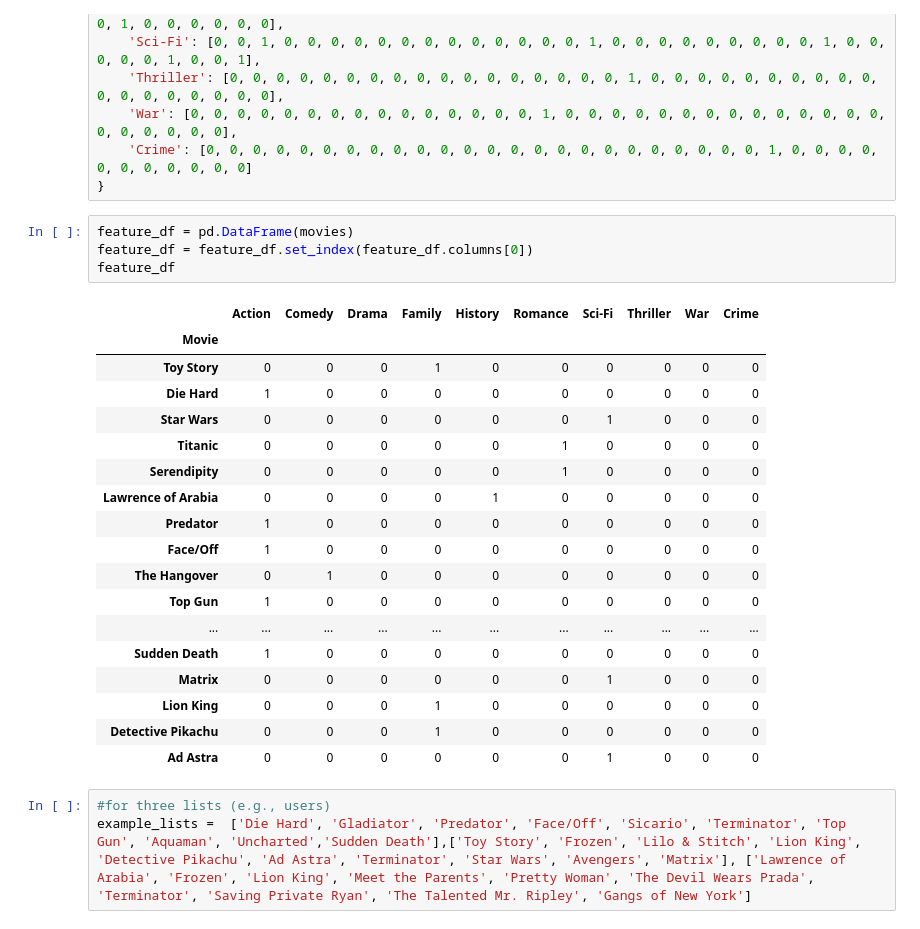
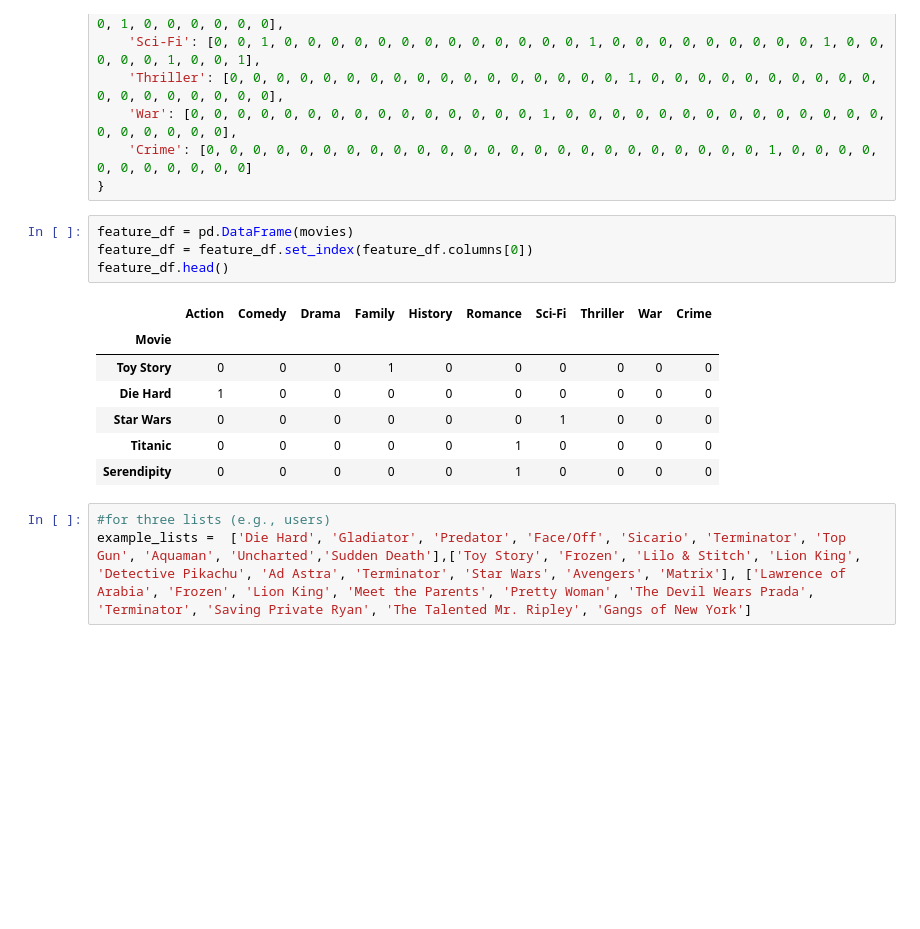
Before and after one commit to JeltevanBoheemen/INFOMPPM, a Jupyter notebook: Week 03/02-intra-list-similarity.ipynb, the cells around one changed output. Drawn from its saved outputs; the diff is of its cells as text; blank space fills up the shorter version.

```diff
--- a/Week 03/02-intra-list-similarity.ipynb
+++ b/Week 03/02-intra-list-similarity.ipynb
@@ -152,26 +150,15 @@ movies = {
 # %%
 feature_df = pd.DataFrame(movies)
 feature_df = feature_df.set_index(feature_df.columns[0])
-feature_df
+feature_df.head()
 # %% [output]
 |  | Action | Comedy | Drama | Family | History | Romance | Sci-Fi | Thriller | War | Crime |
 | Movie |  |  |  |  |  |  |  |  |  |  |
 | Toy Story | 0 | 0 | 0 | 1 | 0 | 0 | 0 | 0 | 0 | 0 |
 | Die Hard | 1 | 0 | 0 | 0 | 0 | 0 | 0 | 0 | 0 | 0 |
 | Star Wars | 0 | 0 | 0 | 0 | 0 | 0 | 1 | 0 | 0 | 0 |
 | Titanic | 0 | 0 | 0 | 0 | 0 | 1 | 0 | 0 | 0 | 0 |
 | Serendipity | 0 | 0 | 0 | 0 | 0 | 1 | 0 | 0 | 0 | 0 |
-| Lawrence of Arabia | 0 | 0 | 0 | 0 | 1 | 0 | 0 | 0 | 0 | 0 |
-| Predator | 1 | 0 | 0 | 0 | 0 | 0 | 0 | 0 | 0 | 0 |
-| Face/Off | 1 | 0 | 0 | 0 | 0 | 0 | 0 | 0 | 0 | 0 |
-| The Hangover | 0 | 1 | 0 | 0 | 0 | 0 | 0 | 0 | 0 | 0 |
-| Top Gun | 1 | 0 | 0 | 0 | 0 | 0 | 0 | 0 | 0 | 0 |
-| ... | ... | ... | ... | ... | ... | ... | ... | ... | ... | ... |
-| Sudden Death | 1 | 0 | 0 | 0 | 0 | 0 | 0 | 0 | 0 | 0 |
-| Matrix | 0 | 0 | 0 | 0 | 0 | 0 | 1 | 0 | 0 | 0 |
-| Lion King | 0 | 0 | 0 | 1 | 0 | 0 | 0 | 0 | 0 | 0 |
-| Detective Pikachu | 0 | 0 | 0 | 1 | 0 | 0 | 0 | 0 | 0 | 0 |
-| Ad Astra | 0 | 0 | 0 | 0 | 0 | 0 | 1 | 0 | 0 | 0 |
 # %%
 #for three lists (e.g., users)
 example_lists =  ['Die Hard', 'Gladiator', 'Predator', 'Face/Off', 'Sicario', 'Terminator', 'Top Gun', 'Aquaman', 'Uncharted','Sudden Death'],['Toy Story', 'Frozen', 'Lilo & Stitch', 'Lion King', 'Detective Pikachu', 'Ad Astra', 'Terminator', 'Star Wars', 'Avengers', 'Matrix'], ['Lawrence of Arabia', 'Frozen', 'Lion King', 'Meet the Parents', 'Pretty Woman', 'The Devil Wears Prada', 'Terminator', 'Saving Private Ryan', 'The Talented Mr. Ripley', 'Gangs of New York']
```
Also changed, not shown: parts of 10 cells of this notebook, 1 other file.
